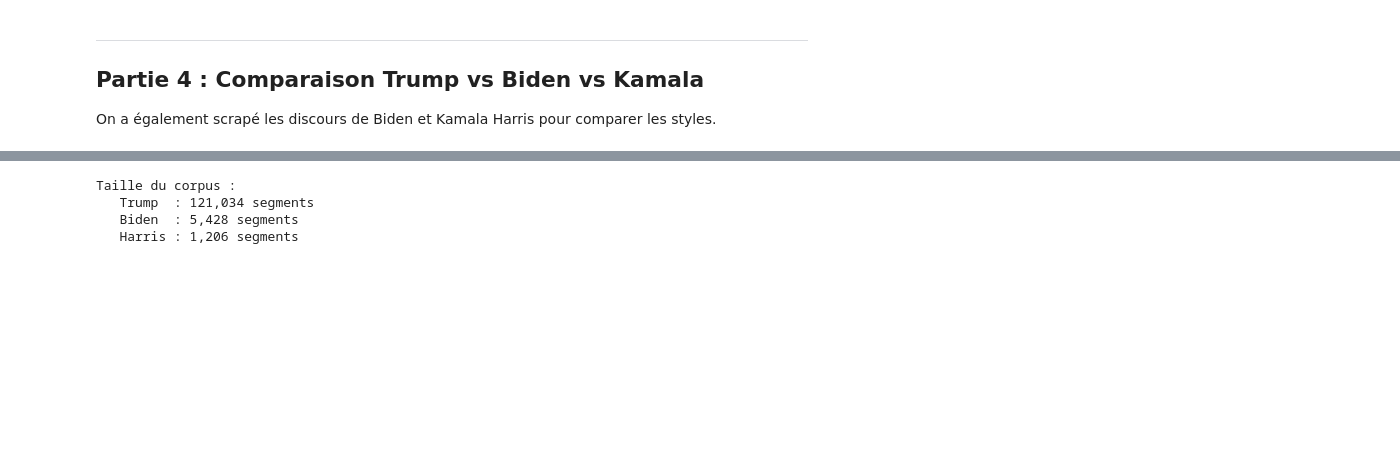
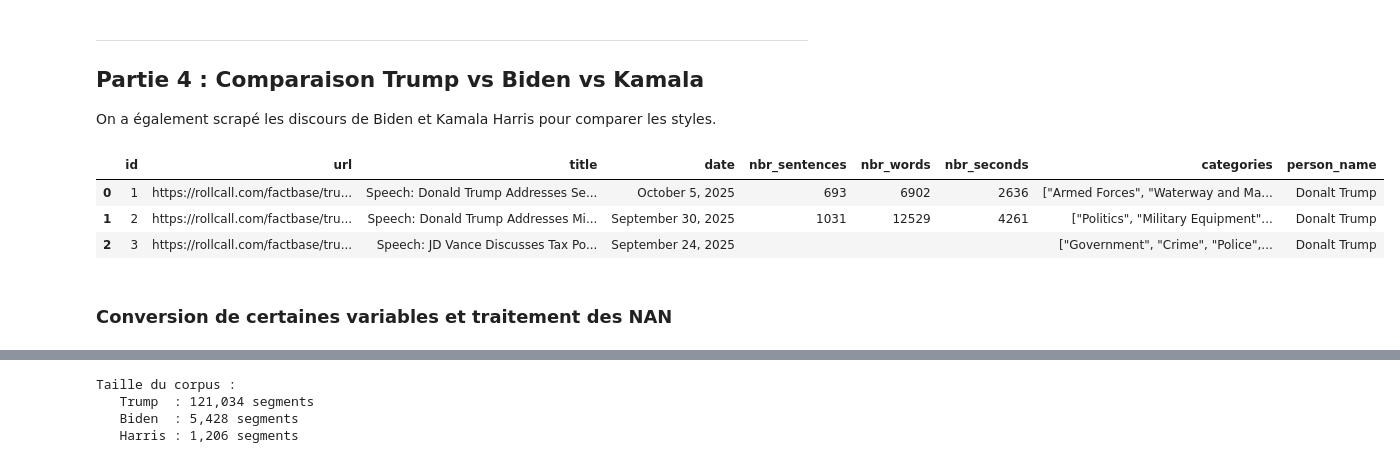
Before and after one commit to NgrimaldiN/Getting-in-Trump-s-Head, a Jupyter notebook: _RENDU FINAL/Final_Notebook.ipynb, the cells around one changed output, grey strips where cells are left out. Drawn from its saved outputs; the diff is of its cells as text; code cells hidden in the pictures; blank space fills up the shorter version.

```diff
--- a/_RENDU FINAL/Final_Notebook.ipynb
+++ b/_RENDU FINAL/Final_Notebook.ipynb
@@ -397,3 +460,31 @@ plt.show()
 ## Partie 4 : Comparaison Trump vs Biden vs Kamala
 
 On a également scrapé les discours de Biden et Kamala Harris pour comparer les styles.
+# %%
+import sqlite3
+import pandas as pd
+import os
+import re
+df = pd.read_parquet('../parquets/other_transcriptions_cleaned.parquet', engine='fastparquet')
+df['text']=df['text'].str.replace(r"\[.*?\]","",regex=True,flags=re.DOTALL).str.strip()
+db_path = "..\\parquets\\speeches.db"
+conn=sqlite3.connect(db_path)
+trump=pd.read_sql_query("Select * from Speeches",conn)
+conn.close()
+
+db_path = r"..\parquets\other_candidate.db"
+conn = sqlite3.connect(db_path)
+other_cand = pd.read_sql_query("SELECT * FROM Speeches", conn)
+conn.close()
+
+trump["person_name"]= "Donalt Trump"
+
+df = pd.concat([trump, other_cand], ignore_index=True)
+df.head(3)
+# %% [output]
+|  | id | url | title | date | nbr_sentences | nbr_words | nbr_seconds | categories | person_name |
+| 0 | 1 | https://rollcall.com/factbase/tru... | Speech: Donald Trump Addresses Se... | October 5, 2025 | 693 | 6902 | 2636 | ["Armed Forces", "Waterway and Ma... | Donalt Trump |
+| 1 | 2 | https://rollcall.com/factbase/tru... | Speech: Donald Trump Addresses Mi... | September 30, 2025 | 1031 | 12529 | 4261 | ["Politics", "Military Equipment"... | Donalt Trump |
+| 2 | 3 | https://rollcall.com/factbase/tru... | Speech: JD Vance Discusses Tax Po... | September 24, 2025 |  |  |  | ["Government", "Crime", "Police",... | Donalt Trump |
+# %% [markdown]
+### Conversion de certaines variables et traitement des NAN
```
Also changed, not shown: parts of 21 cells of this notebook, 1 other file.
